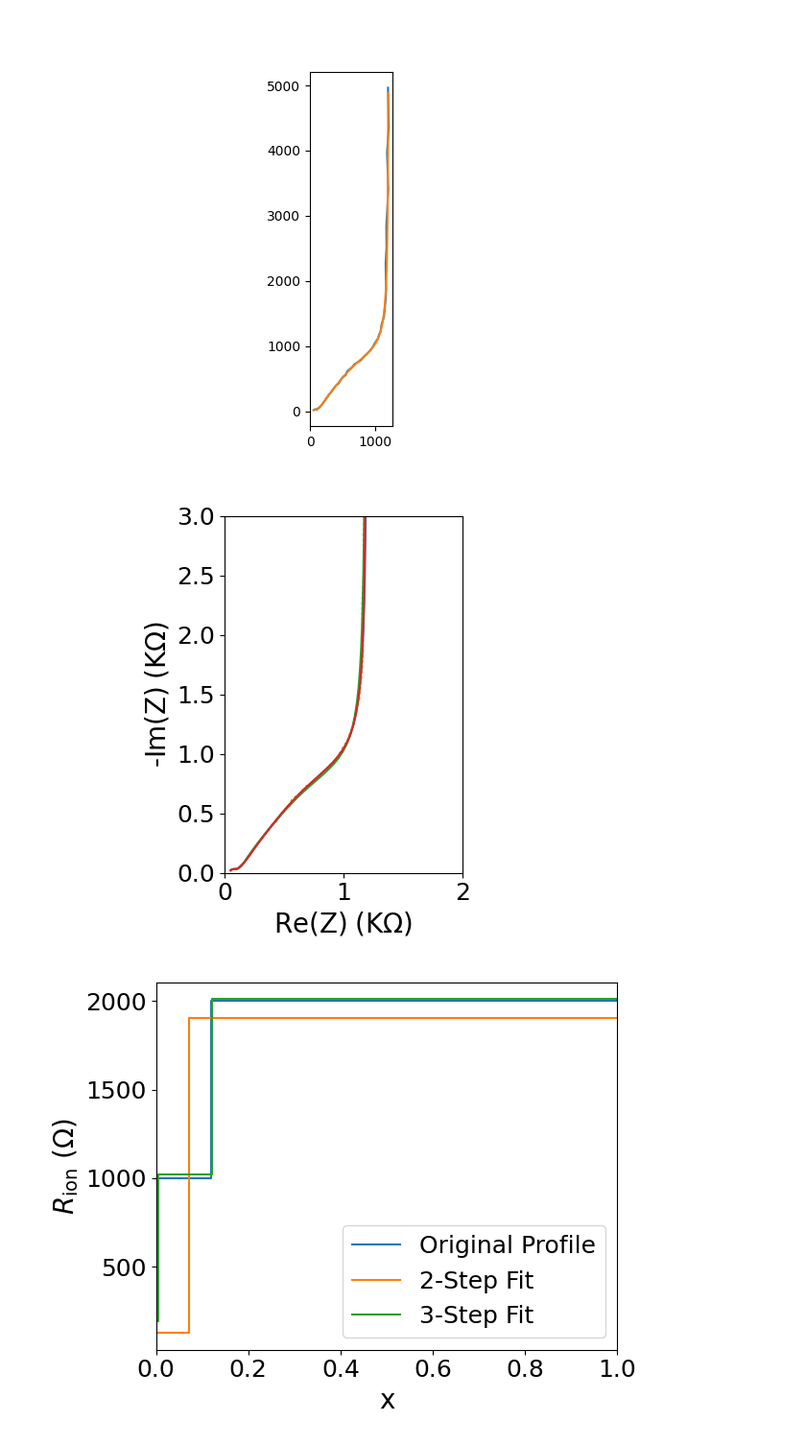
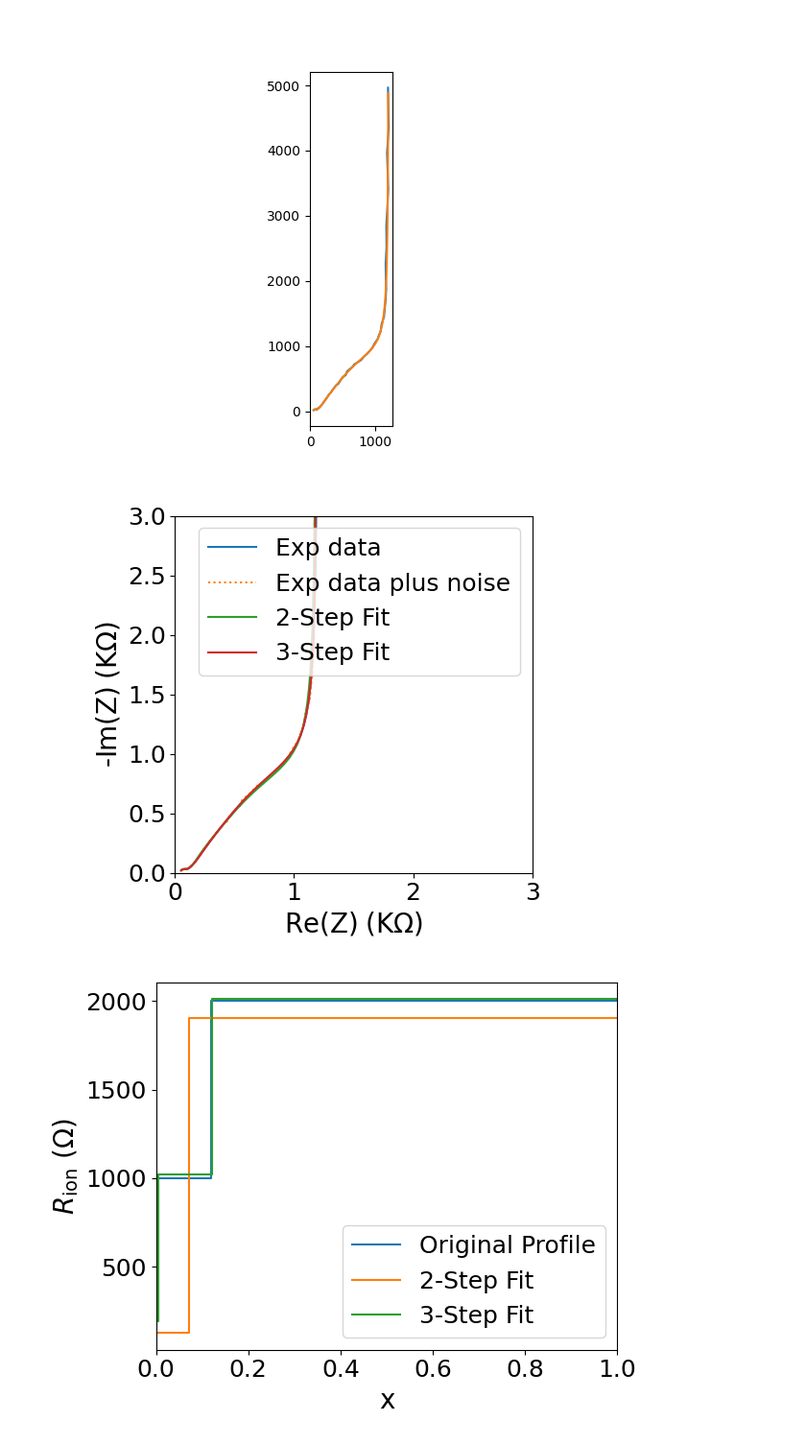
Before and after one commit to Yugal0/fitting-final, a Jupyter notebook: Noise added/2step.ipynb, the cells around one changed output. Shown at 96% size. Drawn from its saved outputs; the diff is of its cells as text; code cells hidden in the pictures.

```diff
--- a/Noise added/2step.ipynb
+++ b/Noise added/2step.ipynb
@@ -100,27 +100,27 @@ R3_fit2=cmodel2.parameters_[3]*cmodel2.parameters_[0]/cmodel2.parameters_[1]
 # %%
 # fig1, ax1 =plt.subplots()
 # ax1.plot(np.real(zexp),-np.imag(zexp),label="Exp data")
 # ax1.plot(np.real(zexp_noise),-np.imag(zexp_noise),label="Exp data plus noise")
 # ax1.plot(np.real(zfit),-np.imag(zfit),label="Fit")
 # ax1.legend()
 # ax1.set_aspect("equal")
 
 fig1, ax1 =plt.subplots()
 ax1.plot(np.real(zexp)/1000,-np.imag(zexp)/1000,label="Exp data")
 ax1.plot(np.real(zexp_noise)/1000,-np.imag(zexp_noise)/1000,":",label="Exp data plus noise")
 ax1.plot(np.real(zfit1)/1000,-np.imag(zfit1)/1000,label="2-Step Fit")
 ax1.plot(np.real(zfit2)/1000,-np.imag(zfit2)/1000,label="3-Step Fit")
-# ax1.legend()
+ax1.legend(fontsize=18)
 ax1.set_xlabel("Re(Z)$\;($K$\Omega$)",fontsize=20)
 ax1.set_ylabel("-Im(Z)$\;($K$\Omega$)",fontsize=20)
 ax1.tick_params(labelsize=18)
-ax1.set_xlim(0,2)
+ax1.set_xlim(0,3)
 ax1.set_ylim(0,3)
 ax1.set_aspect("equal")
 plt.tight_layout()
 fig1.savefig("Nyq_2stepnoise.png",dpi=700)
 # %% [output]
-[figure, old version]
+[figure, new version]
 # %%
 fig2, ax2= plt.subplots()
 ax2.plot([0,delta1_dt,delta1_dt,1],[R1_dt,R1_dt,R2_dt,R2_dt],label="Original Profile")
```
Also changed, not shown: 1 other file.
